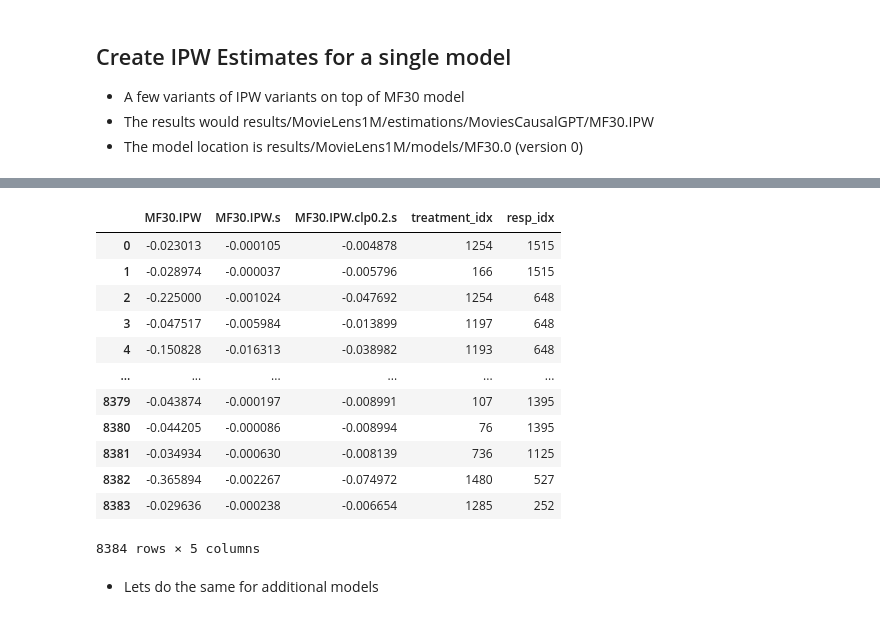
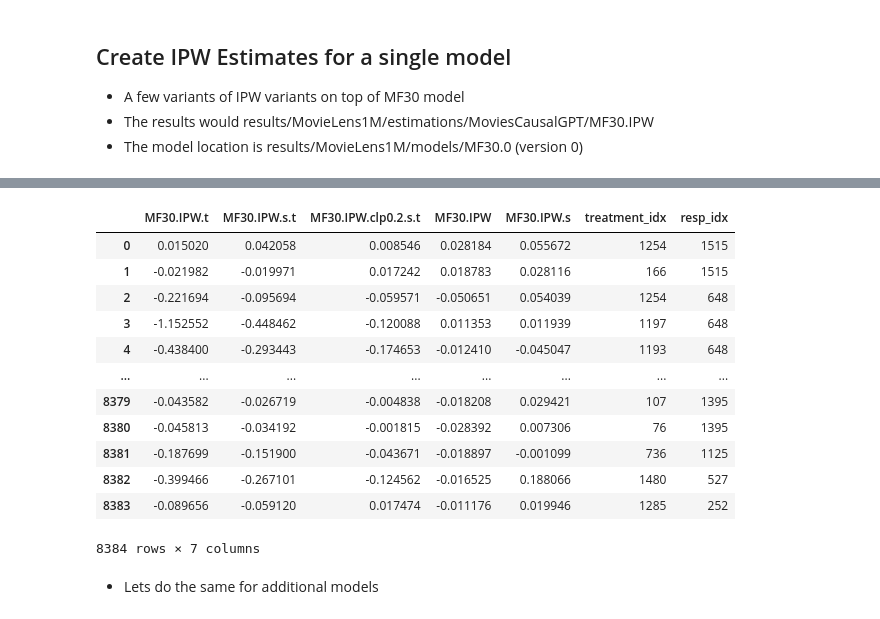
Before and after one commit to zivwhd/scmsim, a Jupyter notebook: notebooks/BenchmarkGPT.ipynb, the cells around one changed output, grey strips where cells are left out. Cells and saved outputs as stored; diff of their text form; code cells hidden in the pictures.

```diff
--- a/notebooks/BenchmarkGPT.ipynb
+++ b/notebooks/BenchmarkGPT.ipynb
@@ -46,7 +46,7 @@ uidata = MovieLensData(get_uidata_loader(cfg, 'ml-1m'))
 
 model_name = 'MF30'
 model = load_model(paths, uidata.name(), model_name)
-ipw_params = [IPWParams(0, False), IPWParams(0, True), IPWParams(0.2, True)]
+ipw_params = [IPWParams(0, False), IPWParams(0, True), IPWParams(0.2, True), IPWParams(0, False,False), IPWParams(0, True,False)]
 ipwe = MFIPWEstimator(model_name, model, ipw_params)
 create_estimations(paths, uidata, f'{model_name}.IPW', 'MoviesCausalGPT', ipwe, reset_ids=True)
 # %% [output]
@@ -60,16 +58,16 @@ create_estimations(paths, uidata, f'{model_name}.IPW', 'MoviesCausalGPT', ipwe,
-|  | MF30.IPW | MF30.IPW.s | MF30.IPW.clp0.2.s | treatment_idx | resp_idx |
-| 0 | -0.023013 | -0.000105 | -0.004878 | 1254 | 1515 |
-| 1 | -0.028974 | -0.000037 | -0.005796 | 166 | 1515 |
-| 2 | -0.225000 | -0.001024 | -0.047692 | 1254 | 648 |
-| 3 | -0.047517 | -0.005984 | -0.013899 | 1197 | 648 |
-| 4 | -0.150828 | -0.016313 | -0.038982 | 1193 | 648 |
-| ... | ... | ... | ... | ... | ... |
-| 8379 | -0.043874 | -0.000197 | -0.008991 | 107 | 1395 |
-| 8380 | -0.044205 | -0.000086 | -0.008994 | 76 | 1395 |
-| 8381 | -0.034934 | -0.000630 | -0.008139 | 736 | 1125 |
-| 8382 | -0.365894 | -0.002267 | -0.074972 | 1480 | 527 |
-| 8383 | -0.029636 | -0.000238 | -0.006654 | 1285 | 252 |
+|  | MF30.IPW.t | MF30.IPW.s.t | MF30.IPW.clp0.2.s.t | MF30.IPW | MF30.IPW.s | treatment_idx | resp_idx |
+| 0 | 0.015020 | 0.042058 | 0.008546 | 0.028184 | 0.055672 | 1254 | 1515 |
+| 1 | -0.021982 | -0.019971 | 0.017242 | 0.018783 | 0.028116 | 166 | 1515 |
+| 2 | -0.221694 | -0.095694 | -0.059571 | -0.050651 | 0.054039 | 1254 | 648 |
+| 3 | -1.152552 | -0.448462 | -0.120088 | 0.011353 | 0.011939 | 1197 | 648 |
+| 4 | -0.438400 | -0.293443 | -0.174653 | -0.012410 | -0.045047 | 1193 | 648 |
+| ... | ... | ... | ... | ... | ... | ... | ... |
+| 8379 | -0.043582 | -0.026719 | -0.004838 | -0.018208 | 0.029421 | 107 | 1395 |
+| 8380 | -0.045813 | -0.034192 | -0.001815 | -0.028392 | 0.007306 | 76 | 1395 |
+| 8381 | -0.187699 | -0.151900 | -0.043671 | -0.018897 | -0.001099 | 736 | 1125 |
+| 8382 | -0.399466 | -0.267101 | -0.124562 | -0.016525 | 0.188066 | 1480 | 527 |
+| 8383 | -0.089656 | -0.059120 | 0.017474 | -0.011176 | 0.019946 | 1285 | 252 |
-8384 rows × 5 columns
+8384 rows × 7 columns
 # %% [markdown]
 - Lets do the same for additional models
 # %%
```
Also changed, not shown: parts of 8 cells of this notebook, 3 other files.
